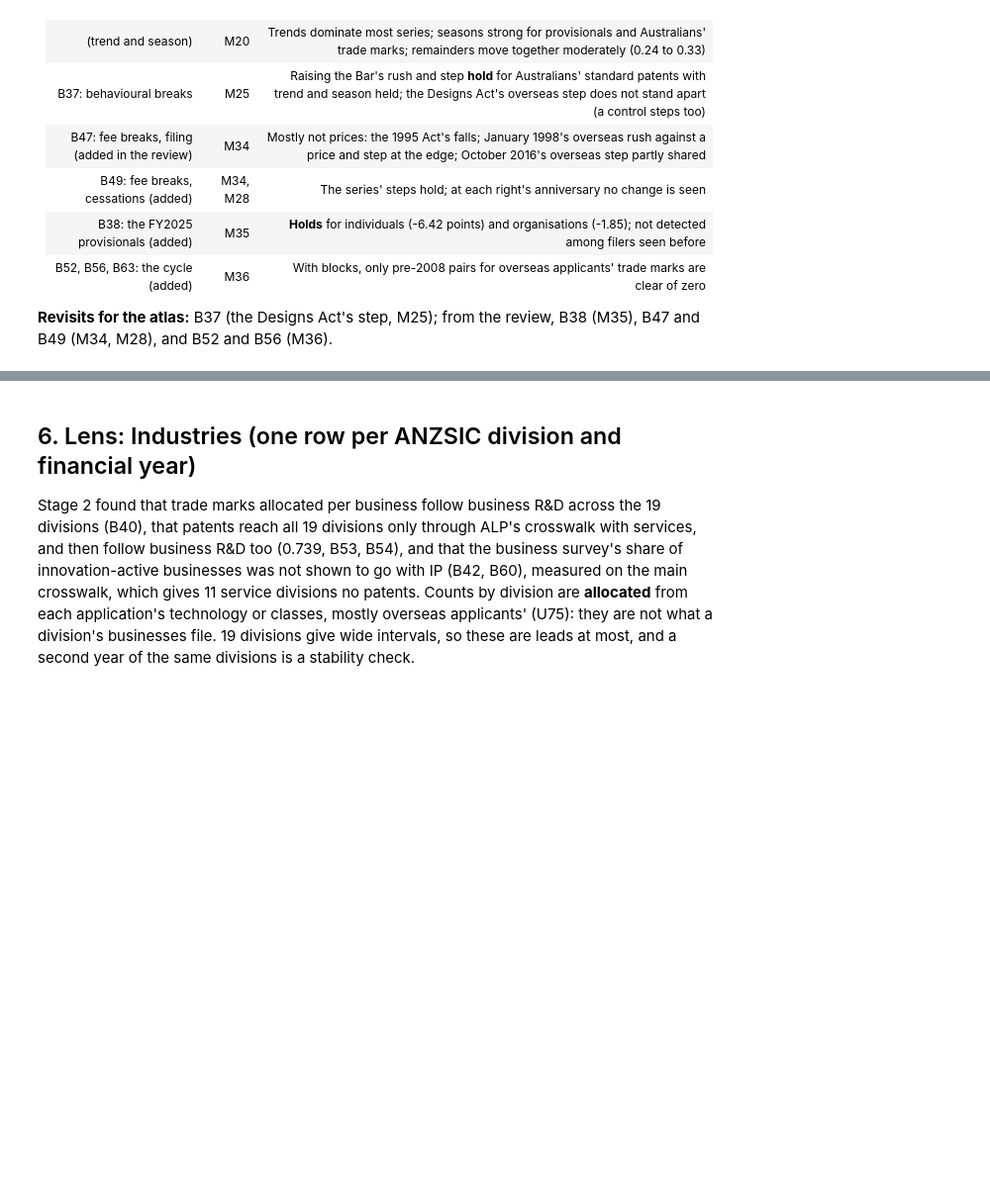
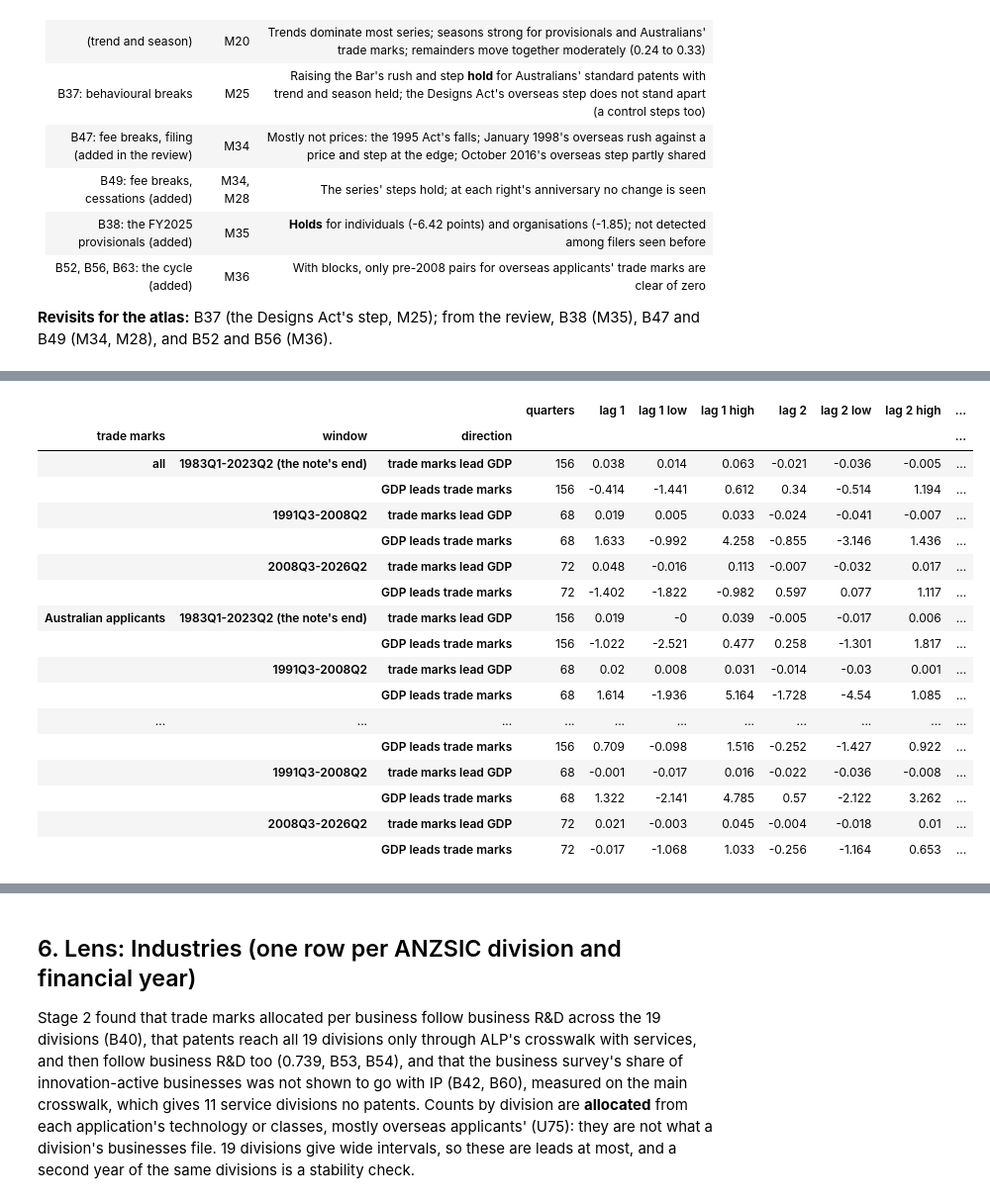
Before and after one commit to Thomas-Amann-IPAustralia/Aus-GII-Breakdown, a Jupyter notebook: analysis/notebooks/03_multivariate.ipynb, the cells around one changed output, grey strips where cells are left out. Shown at 99% size. Cells and saved outputs as stored; diff of their text form; code cells hidden in the pictures; blank space fills up the shorter version.

```diff
--- a/analysis/notebooks/03_multivariate.ipynb
+++ b/analysis/notebooks/03_multivariate.ipynb
@@ -3973,0 +4109,64 @@ B52 and B56 (M36).
+# %%
+# Trade marks' lead on real GDP (C13): IP Australia's analytical note (note-tm p1, p4) finds quarterly trade mark
+# filings cointegrated with real GDP, and a 10% rise predicting 1.8% more GDP the next quarter and 2.7% the one after.
+# The timeline counts trade marks by origin from 1983 only, so the windows start there.
+import statsmodels.api as sm
+from statsmodels.tsa.seasonal import STL
+from statsmodels.tsa.stattools import coint
+
+tq = timeline.assign(quarter=pd.PeriodIndex(timeline.month, freq="Q")).groupby("quarter")
+tmq = tq[["trade_marks_au", "trade_marks_overseas", "trade_marks_origin_unknown"]].sum(min_count=3)
+tmq = tmq.where(tq.month.count() == 3).astype(float)
+tmq["trade_marks"] = tmq.sum(axis=1, min_count=3)
+tmq["gdp"] = tq.gdp_cvm.mean()
+tmq = tmq.loc[pd.Period("1983Q1") : pd.Period("2026Q2")]
+WINDOWS = {
+    "1983Q1-2023Q2 (the note's end)": ("1983Q1", "2023Q2"),
+    "1991Q3-2008Q2": ("1991Q3", "2008Q2"),
+    "2008Q3-2026Q2": ("2008Q3", "2026Q2"),
+}
+HAC = {"cov_type": "HAC", "cov_kwds": {"maxlags": 8}}  # Newey-West, as 5.3 and 5.4
+
+# (1) levels, as the note: log trade marks seasonally adjusted (STL), scaled up by 1.11 from 1996 as the note does for
+# the Trade Marks Act 1995's multi-class applications; Engle-Granger tests and GDP on two lags of trade marks
+lev = np.log(tmq[["gdp", "trade_marks"]].assign(trade_marks=tmq.trade_marks * np.where(
+    tmq.index >= pd.Period("1996Q1"), 1.11, 1.0)))  # fmt: skip
+lev["trade_marks"] -= STL(lev.trade_marks.values, period=4, robust=True).fit().seasonal
+lev = lev.assign(tm_lag1=lev.trade_marks.shift(1), tm_lag2=lev.trade_marks.shift(2)).dropna()
+rows = []
+for name, (lo, hi) in WINDOWS.items():
+    d = lev.loc[lo:hi]
+    m = sm.OLS(d.gdp, sm.add_constant(d[["tm_lag1", "tm_lag2"]])).fit(**HAC)
+    rows.append({"window": name, "quarters": len(d),
+                 "cointegration p (constant)": coint(d.gdp, d.trade_marks, trend="c")[1],
+                 "cointegration p (trend)": coint(d.gdp, d.trade_marks, trend="ct")[1],
+                 "GDP % per 10% more trade marks, next quarter": 10 * m.params.tm_lag1,
+                 "the quarter after": 10 * m.params.tm_lag2})  # fmt: skip
+lead_levels = pd.DataFrame(rows).set_index("window")
+
+# (2) changes, as 5.6: year-on-year log changes; GDP growth on trade marks' growth one and two quarters before, with
+# GDP's own growth the quarter before held; and the reverse (trade marks on GDP's lags, their own lag held)
+ch = np.log(tmq.where(tmq > 0)).diff(4)
+
+
+def LEADS(series):
+    return {"trade marks lead GDP": ("gdp", series), "GDP leads trade marks": (series, "gdp")}
+
+
+rows = []
+for series, label in [("trade_marks", "all"), ("trade_marks_au", "Australian applicants"),
+                      ("trade_marks_overseas", "overseas applicants")]:  # fmt: skip
+    for name, (lo, hi) in WINDOWS.items():
+        for direction, (y, x) in LEADS(series).items():
+            d = pd.DataFrame({"y": ch[y], "own": ch[y].shift(1), "lag1": ch[x].shift(1), "lag2": ch[x].shift(2)})
+            d = d.loc[lo:hi].dropna()
+            m = sm.OLS(d.y, sm.add_constant(d[["own", "lag1", "lag2"]])).fit(**HAC)
+            ci = m.conf_int()
+            rows.append({"trade marks": label, "window": name, "direction": direction, "quarters": len(d),
+                         "lag 1": m.params.lag1, "lag 1 low": ci.loc["lag1", 0], "lag 1 high": ci.loc["lag1", 1],
+                         "lag 2": m.params.lag2, "lag 2 low": ci.loc["lag2", 0], "lag 2 high": ci.loc["lag2", 1],
+                         "both lags p": m.f_test("lag1 = 0, lag2 = 0").pvalue})  # fmt: skip
+lead_changes = pd.DataFrame(rows).set_index(["trade marks", "window", "direction"])
+display(lead_levels.round(3))
+lead_changes.round(3)
+# %% [output]
@@ -3973,0 +4178,18 @@ B52 and B56 (M36).
+|  |  |  | quarters | lag 1 | lag 1 low | lag 1 high | lag 2 | lag 2 low | lag 2 high | ... |
+| trade marks | window | direction |  |  |  |  |  |  |  | ... |
+| all | 1983Q1-2023Q2 (the note's end) | trade marks lead GDP | 156 | 0.038 | 0.014 | 0.063 | -0.021 | -0.036 | -0.005 | ... |
+|  |  | GDP leads trade marks | 156 | -0.414 | -1.441 | 0.612 | 0.34 | -0.514 | 1.194 | ... |
+|  | 1991Q3-2008Q2 | trade marks lead GDP | 68 | 0.019 | 0.005 | 0.033 | -0.024 | -0.041 | -0.007 | ... |
+|  |  | GDP leads trade marks | 68 | 1.633 | -0.992 | 4.258 | -0.855 | -3.146 | 1.436 | ... |
+|  | 2008Q3-2026Q2 | trade marks lead GDP | 72 | 0.048 | -0.016 | 0.113 | -0.007 | -0.032 | 0.017 | ... |
+|  |  | GDP leads trade marks | 72 | -1.402 | -1.822 | -0.982 | 0.597 | 0.077 | 1.117 | ... |
+| Australian applicants | 1983Q1-2023Q2 (the note's end) | trade marks lead GDP | 156 | 0.019 | -0 | 0.039 | -0.005 | -0.017 | 0.006 | ... |
+|  |  | GDP leads trade marks | 156 | -1.022 | -2.521 | 0.477 | 0.258 | -1.301 | 1.817 | ... |
+|  | 1991Q3-2008Q2 | trade marks lead GDP | 68 | 0.02 | 0.008 | 0.031 | -0.014 | -0.03 | 0.001 | ... |
+|  |  | GDP leads trade marks | 68 | 1.614 | -1.936 | 5.164 | -1.728 | -4.54 | 1.085 | ... |
+| ... | ... | ... | ... | ... | ... | ... | ... | ... | ... | ... |
+|  |  | GDP leads trade marks | 156 | 0.709 | -0.098 | 1.516 | -0.252 | -1.427 | 0.922 | ... |
+|  | 1991Q3-2008Q2 | trade marks lead GDP | 68 | -0.001 | -0.017 | 0.016 | -0.022 | -0.036 | -0.008 | ... |
+|  |  | GDP leads trade marks | 68 | 1.322 | -2.141 | 4.785 | 0.57 | -2.122 | 3.262 | ... |
+|  | 2008Q3-2026Q2 | trade marks lead GDP | 72 | 0.021 | -0.003 | 0.045 | -0.004 | -0.018 | 0.01 | ... |
+|  |  | GDP leads trade marks | 72 | -0.017 | -1.068 | 1.033 | -0.256 | -1.164 | 0.653 | ... |
```
Also changed, not shown: parts of 6 cells of this notebook, 21 other files.
